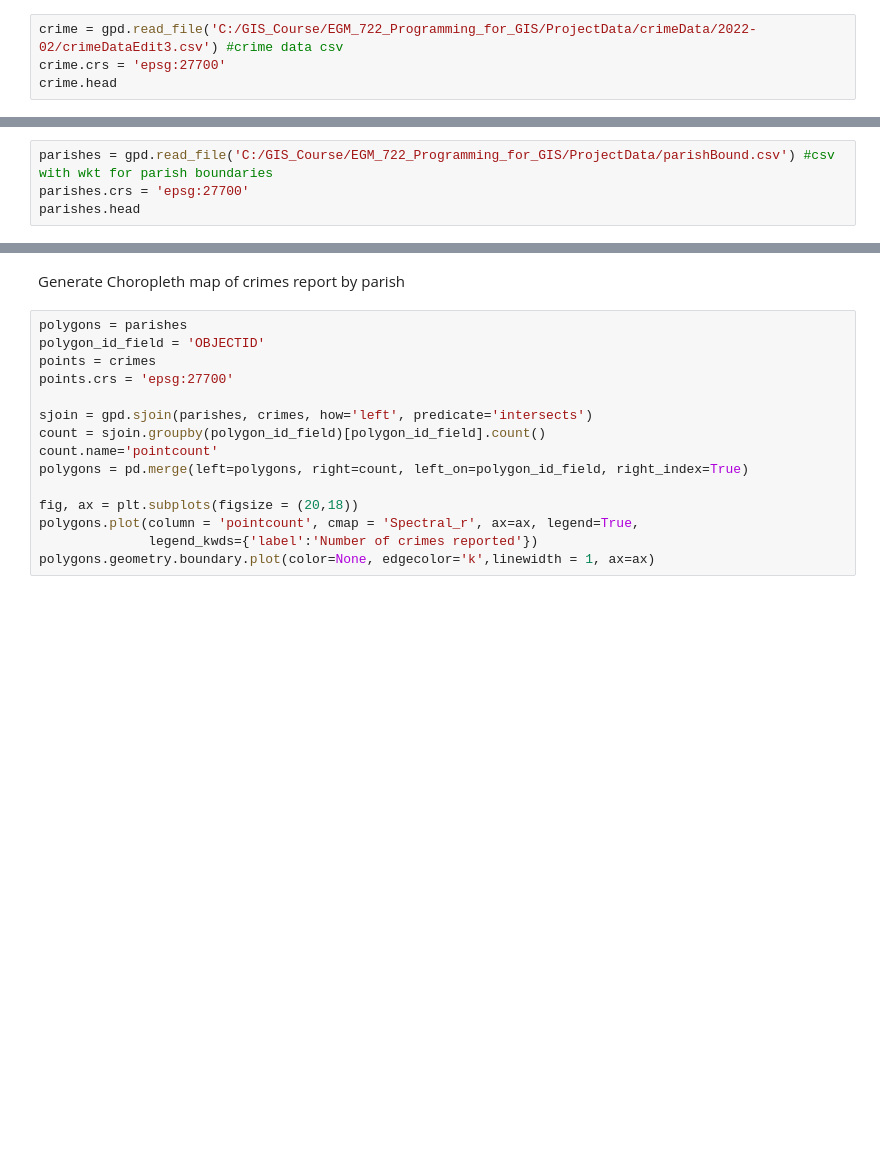
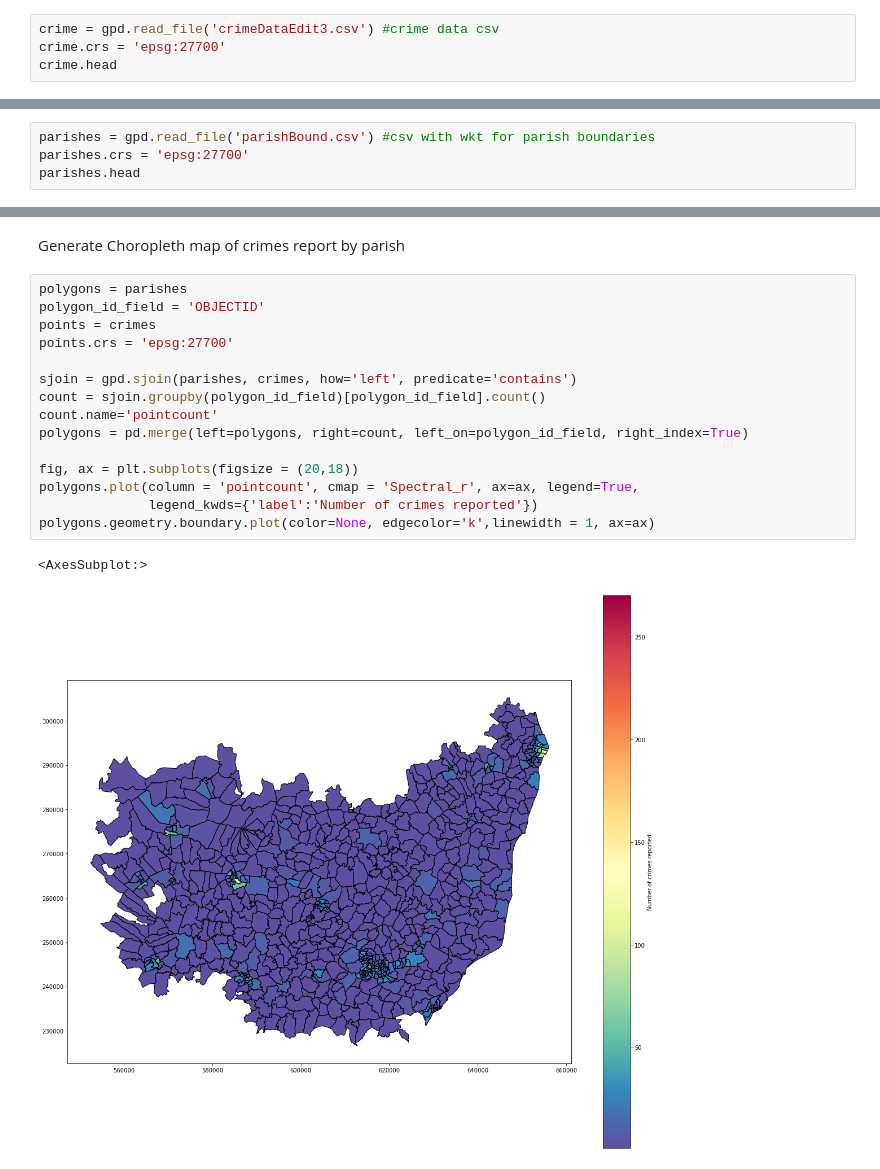
Before and after one commit to GregMcS/egm722CrimeProj, a Jupyter notebook: jupyter-notebook.ipynb, the cells around one changed output, grey strips where cells are left out. Saved outputs shown, nothing was run; the diff lists cells and outputs as text; blank space fills up the shorter version.

```diff
--- a/jupyter-notebook.ipynb
+++ b/jupyter-notebook.ipynb
@@ -7,6 +7,6 @@ import pandas as pd
 # %% [markdown]
 Load crime data data
 # %%
-crime = gpd.read_file('C:/GIS_Course/EGM_722_Programming_for_GIS/ProjectData/crimeData/2022-02/crimeDataEdit3.csv') #crime data csv
+crime = gpd.read_file('crimeDataEdit3.csv') #crime data csv
 crime.crs = 'epsg:27700'
 crime.head
@@ -13,6 +31,6 @@ crime.head
 # %% [markdown]
 Load parish data
 # %%
-parishes = gpd.read_file('C:/GIS_Course/EGM_722_Programming_for_GIS/ProjectData/parishBound.csv') #csv with wkt for parish boundaries
+parishes = gpd.read_file('parishBound.csv') #csv with wkt for parish boundaries
 parishes.crs = 'epsg:27700'
 parishes.head
@@ -80,15 +184,18 @@ Generate Choropleth map of crimes report by parish
 # %%
 polygons = parishes
 polygon_id_field = 'OBJECTID'
 points = crimes
 points.crs = 'epsg:27700'
 
-sjoin = gpd.sjoin(parishes, crimes, how='left', predicate='intersects')
+sjoin = gpd.sjoin(parishes, crimes, how='left', predicate='contains')
 count = sjoin.groupby(polygon_id_field)[polygon_id_field].count()
 count.name='pointcount'
 polygons = pd.merge(left=polygons, right=count, left_on=polygon_id_field, right_index=True)
 
 fig, ax = plt.subplots(figsize = (20,18))
 polygons.plot(column = 'pointcount', cmap = 'Spectral_r', ax=ax, legend=True,
               legend_kwds={'label':'Number of crimes reported'})
 polygons.geometry.boundary.plot(color=None, edgecolor='k',linewidth = 1, ax=ax)
+# %% [output]
+<AxesSubplot:>
+[figure, added]
```
Also changed, not shown: parts of 13 cells of this notebook, 1 other file.
